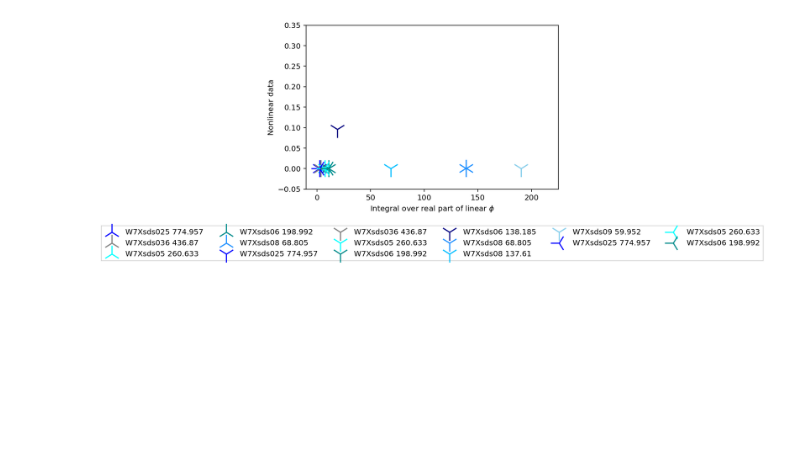
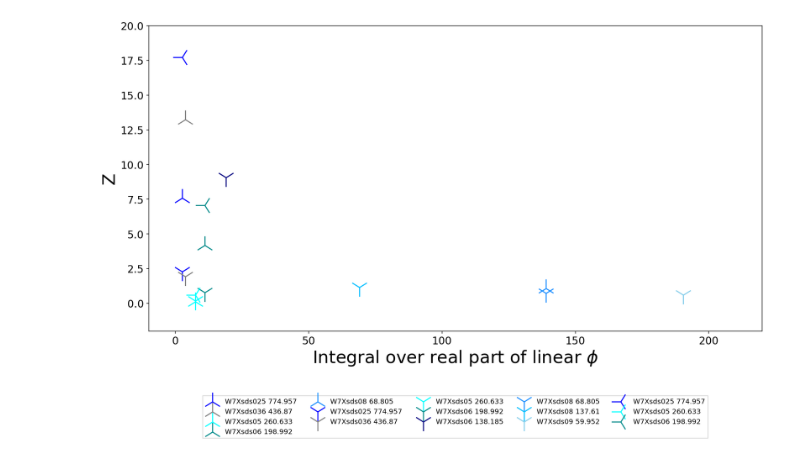
Before and after one commit to cardanmomo/sterren, a Jupyter notebook: Emmasnotebooks/Comparing_linear_and_nonlinear/Z/real_integral_and_nonlinearZ.ipynb, the cells around one changed output. Cells and saved outputs as stored; diff of their text form; code cells hidden in the pictures; blank space fills up the shorter version.

```diff
--- a/Emmasnotebooks/Comparing_linear_and_nonlinear/Z/real_integral_and_nonlinearZ.ipynb
+++ b/Emmasnotebooks/Comparing_linear_and_nonlinear/Z/real_integral_and_nonlinearZ.ipynb
@@ -97,34 +102,32 @@ plt.show()
-# %%
-import matplotlib.markers
-plt.scatter(linear_real[9],nonlinearZ[9], color='blue',label='W7Xsds025 774.957', marker='2',s=500, cmap=None, alpha=1, linewidths=5, edgecolors=None)
-plt.scatter(linear_real[12],nonlinearZ[12], color='grey',label='W7Xsds036 436.87', marker='2',s=500, cmap=None, alpha=1, linewidths=5, edgecolors=None)
-plt.scatter(linear_real[14],nonlinearZ[14], color='cyan',label='W7Xsds05 260.633', marker='2',s=500, cmap=None, alpha=1, linewidths=5, edgecolors=None)
-plt.scatter(linear_real[17],nonlinearZ[17], color='darkcyan',label='W7Xsds06 198.992', marker='2',s=500, cmap=None, alpha=1, linewidths=5, edgecolors=None)
-plt.scatter(linear_real[21],nonlinearZ[21], color='dodgerblue',label='W7Xsds08 68.805', marker='2',s=500, cmap=None, alpha=1, linewidths=5, edgecolors=None)
-plt.scatter(linear_real[8],nonlinearZ[8],color='blue',label='W7Xsds025 774.957', marker='1',s=500, cmap=None, alpha=1, linewidths=5, edgecolors=None)
-plt.scatter(linear_real[11],nonlinearZ[11],color='grey',label='W7Xsds036 436.87', marker='1',s=500, cmap=None, alpha=1, linewidths=5, edgecolors=None)
-plt.scatter(linear_real[13],nonlinearZ[13],color='cyan',label='W7Xsds05 260.633', marker='1',s=500, cmap=None, alpha=1, linewidths=5, edgecolors=None)
-plt.scatter(linear_real[16],nonlinearZ[16],color='darkcyan',label='W7Xsds06 198.992', marker='1',s=500, cmap=None, alpha=1, linewidths=5, edgecolors=None)
-plt.scatter(linear_real[18],nonlinearZ[18],color='navy',label='W7Xsds06 138.185', marker='1',s=500, cmap=None, alpha=1, linewidths=5, edgecolors=None)
-plt.scatter(linear_real[20],nonlinearZ[20],color='dodgerblue',label='W7Xsds08 68.805', marker='1',s=500, cmap=None, alpha=1, linewidths=5, edgecolors=None)
-plt.scatter(linear_real[22],nonlinearZ[22],color='deepskyblue',label='W7Xsds08 137.61', marker='1',s=500, cmap=None, alpha=1, linewidths=5, edgecolors=None)
-plt.scatter(linear_real[23],nonlinearZ[23],color='skyblue',label='W7Xsds09 59.952', marker='1',s=500, cmap=None, alpha=1, linewidths=5, edgecolors=None)
-plt.scatter(linear_real[10],nonlinearZ[10], color='blue',label='W7Xsds025 774.957', marker='3',s=500, cmap=None, alpha=1, linewidths=5, edgecolors=None)
-plt.scatter(linear_real[15],nonlinearZ[15], color='cyan',label='W7Xsds05 260.633', marker='3',s=500, cmap=None, alpha=1, linewidths=5, edgecolors=None)
-plt.scatter(linear_real[19],nonlinearZ[19], color='darkcyan',label='W7Xsds06 198.992', marker='3',s=500, cmap=None, alpha=1, linewidths=5, edgecolors=None)
-
-#plt.title('Nonlinear xx plotted against $\tau_{ZF}$', fontsize=30)
-plt.xlabel('Integral over real part of linear $\phi$',fontsize=10)
-#plt.yticks(fontsize=18)
-plt.ylabel('Nonlinear data',fontsize=10)
-plt.legend(loc='upper center', bbox_to_anchor=(0.5, -0.2),fancybox=False, shadow=False, ncol=6)
-plt.tight_layout
-#rect=[0, 0, 4, 3]
-plt.ylim([-0.05,0.35])
-plt.xlim([-10,225])
-plt.show()
-#plt.savefig('C:/Users/s162605/Documents/Studie/JAAR3/BEP/figures/tau_ZF_comparison.pdf', format='pdf', dpi=1200)
-
-#eenheden checken!
-# %% [output]
-[figure, removed]
+# %%
+import matplotlib.markers
+plt.scatter(linear_real[14],nonlinZ.values[14], color='blue',label='W7Xsds025 774.957', marker='2',s=700, cmap=None, alpha=1, linewidths=5, edgecolors=None)
+plt.scatter(linear_real[17],nonlinZ.values[17], color='grey',label='W7Xsds036 436.87', marker='2',s=700, cmap=None, alpha=1, linewidths=5, edgecolors=None)
+plt.scatter(linear_real[19],nonlinZ.values[19], color='cyan',label='W7Xsds05 260.633', marker='2',s=700, cmap=None, alpha=1, linewidths=5, edgecolors=None)
+plt.scatter(linear_real[22],nonlinZ.values[22], color='darkcyan',label='W7Xsds06 198.992', marker='2',s=700, cmap=None, alpha=1, linewidths=5, edgecolors=None)
+plt.scatter(linear_real[26],nonlinZ.values[26], color='dodgerblue',label='W7Xsds08 68.805', marker='2',s=700, cmap=None, alpha=1, linewidths=5, edgecolors=None)
+plt.scatter(linear_real[13],nonlinZ.values[13],color='blue',label='W7Xsds025 774.957', marker='1',s=700, cmap=None, alpha=1, linewidths=5, edgecolors=None)
+plt.scatter(linear_real[16],nonlinZ.values[16],color='grey',label='W7Xsds036 436.87', marker='1',s=700, cmap=None, alpha=1, linewidths=5, edgecolors=None)
+plt.scatter(linear_real[18],nonlinZ.values[18],color='cyan',label='W7Xsds05 260.633', marker='1',s=700, cmap=None, alpha=1, linewidths=5, edgecolors=None)
+plt.scatter(linear_real[21],nonlinZ.values[21],color='darkcyan',label='W7Xsds06 198.992', marker='1',s=700, cmap=None, alpha=1, linewidths=5, edgecolors=None)
+plt.scatter(linear_real[23],nonlinZ.values[23],color='navy',label='W7Xsds06 138.185', marker='1',s=700, cmap=None, alpha=1, linewidths=5, edgecolors=None)
+plt.scatter(linear_real[25],nonlinZ.values[25],color='dodgerblue',label='W7Xsds08 68.805', marker='1',s=700, cmap=None, alpha=1, linewidths=5, edgecolors=None)
+plt.scatter(linear_real[27],nonlinZ.values[27],color='deepskyblue',label='W7Xsds08 137.61', marker='1',s=700, cmap=None, alpha=1, linewidths=5, edgecolors=None)
+plt.scatter(linear_real[28],nonlinZ.values[28],color='skyblue',label='W7Xsds09 59.952', marker='1',s=700, cmap=None, alpha=1, linewidths=5, edgecolors=None)
+plt.scatter(linear_real[15],nonlinZ.values[15], color='blue',label='W7Xsds025 774.957', marker='3',s=700, cmap=None, alpha=1, linewidths=5, edgecolors=None)
+plt.scatter(linear_real[20],nonlinZ.values[20], color='cyan',label='W7Xsds05 260.633', marker='3',s=700, cmap=None, alpha=1, linewidths=5, edgecolors=None)
+plt.scatter(linear_real[24],nonlinZ.values[24], color='darkcyan',label='W7Xsds06 198.992', marker='3',s=700, cmap=None, alpha=1, linewidths=5, edgecolors=None)
+
+#plt.title('Nonlinear xx plotted against $\tau_{ZF}$', fontsize=30)
+plt.xlabel('Integral over real part of linear $\phi$',fontsize=25)
+plt.yticks(fontsize=15)
+plt.xticks(fontsize=15)
+plt.ylabel('Z',fontsize=25)
+plt.legend(loc='upper center', bbox_to_anchor=(0.5, -0.2),fancybox=False, shadow=False, ncol=5)
+plt.tight_layout(rect=[0, 0, 3, 2])
+plt.ylim([-2,20])
+plt.xlim([-10,220])
+plt.show()
+#plt.savefig('C:/Users/s162605/Documents/Studie/JAAR3/BEP/figures/tau_ZF_comparison.pdf', format='pdf', dpi=1200)
+# %% [output]
+[figure, added]
```
Also changed, not shown: parts of 8 cells of this notebook, 9 other files.
